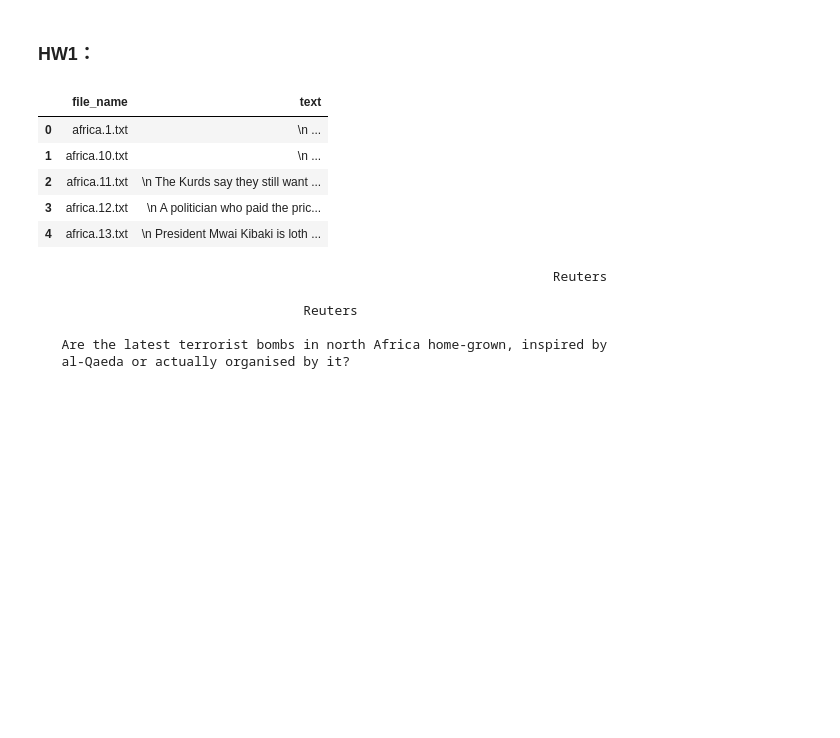
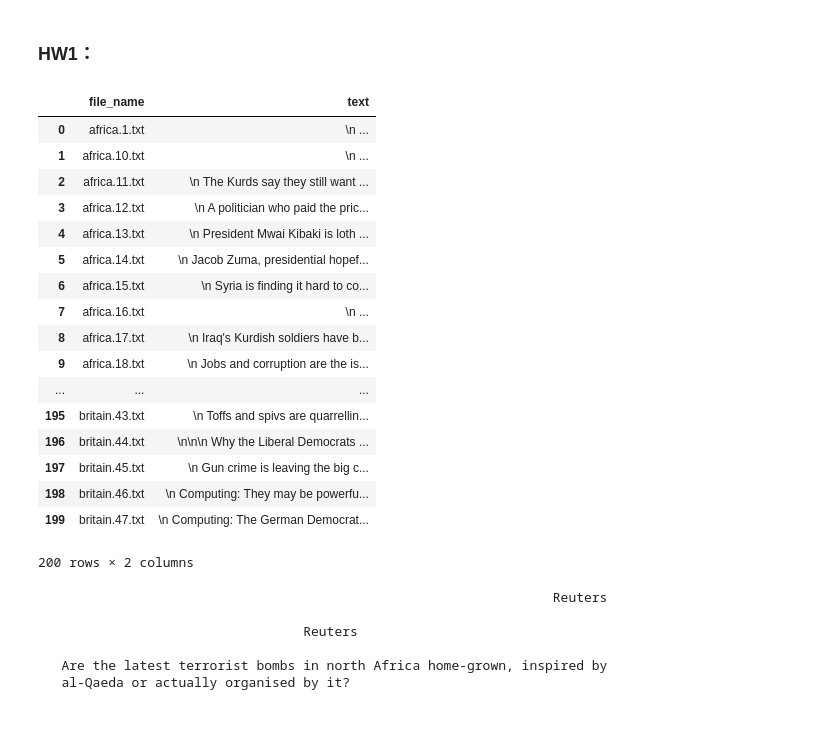
Before and after one commit to bondxue/FRE-7871-News-Analytics-and-Machine-Learning, a Jupyter notebook: HW1/HW1.ipynb, the cells around one changed output. Drawn from its saved outputs; the diff is of its cells as text; code cells hidden in the pictures; blank space fills up the shorter version.

```diff
--- a/HW1/HW1.ipynb
+++ b/HW1/HW1.ipynb
@@ -18,30 +18,42 @@ file_data.head()
 # %%
 import pandas as pd
 import os
 
 path = 'C:/Users/mengh/Dropbox/FRE-7871-News-Analytics-and-Machine-Learning/HW1/economist/'
 sub_path_names = os.listdir(path)
 
 # Create Dictionary for File Name and Text
 file_name_and_text = {}
 for sub_path in sub_path_names:
     file_names = os.listdir(path+sub_path)
     for file in file_names:
         if file.endswith(".txt"):
             with open(path + sub_path + '/'+ file, "r") as target_file:
                  file_name_and_text[file] = target_file.read()
 
 file_data = (pd.DataFrame.from_dict(file_name_and_text, orient='index')
              .reset_index().rename(index = str, columns = {'index': 'file_name', 0: 'text'}))
 
-file_data.head()
+file_data.head(200)
 # %% [output]
 |  | file_name | text |
 | 0 | africa.1.txt | \n ... |
 | 1 | africa.10.txt | \n ... |
 | 2 | africa.11.txt | \n The Kurds say they still want ... |
 | 3 | africa.12.txt | \n A politician who paid the pric... |
 | 4 | africa.13.txt | \n President Mwai Kibaki is loth ... |
+| 5 | africa.14.txt | \n Jacob Zuma, presidential hopef... |
+| 6 | africa.15.txt | \n Syria is finding it hard to co... |
+| 7 | africa.16.txt | \n ... |
+| 8 | africa.17.txt | \n Iraq's Kurdish soldiers have b... |
+| 9 | africa.18.txt | \n Jobs and corruption are the is... |
+| ... | ... | ... |
+| 195 | britain.43.txt | \n Toffs and spivs are quarrellin... |
+| 196 | britain.44.txt | \n\n\n Why the Liberal Democrats ... |
+| 197 | britain.45.txt | \n Gun crime is leaving the big c... |
+| 198 | britain.46.txt | \n Computing: They may be powerfu... |
+| 199 | britain.47.txt | \n Computing: The German Democrat... |
+200 rows × 2 columns
 # %%
 print(file_data.loc['0', 'text'])
 # %% [output]
```
Also changed, not shown: parts of 4 cells of this notebook.
